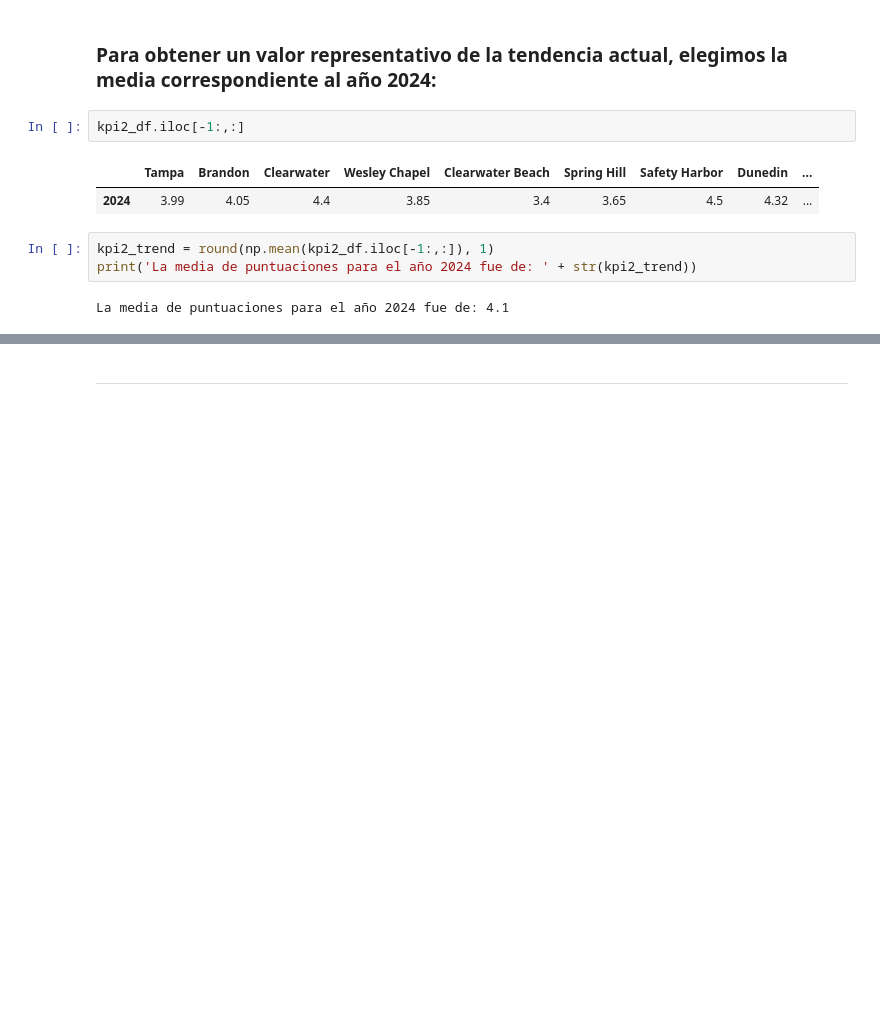
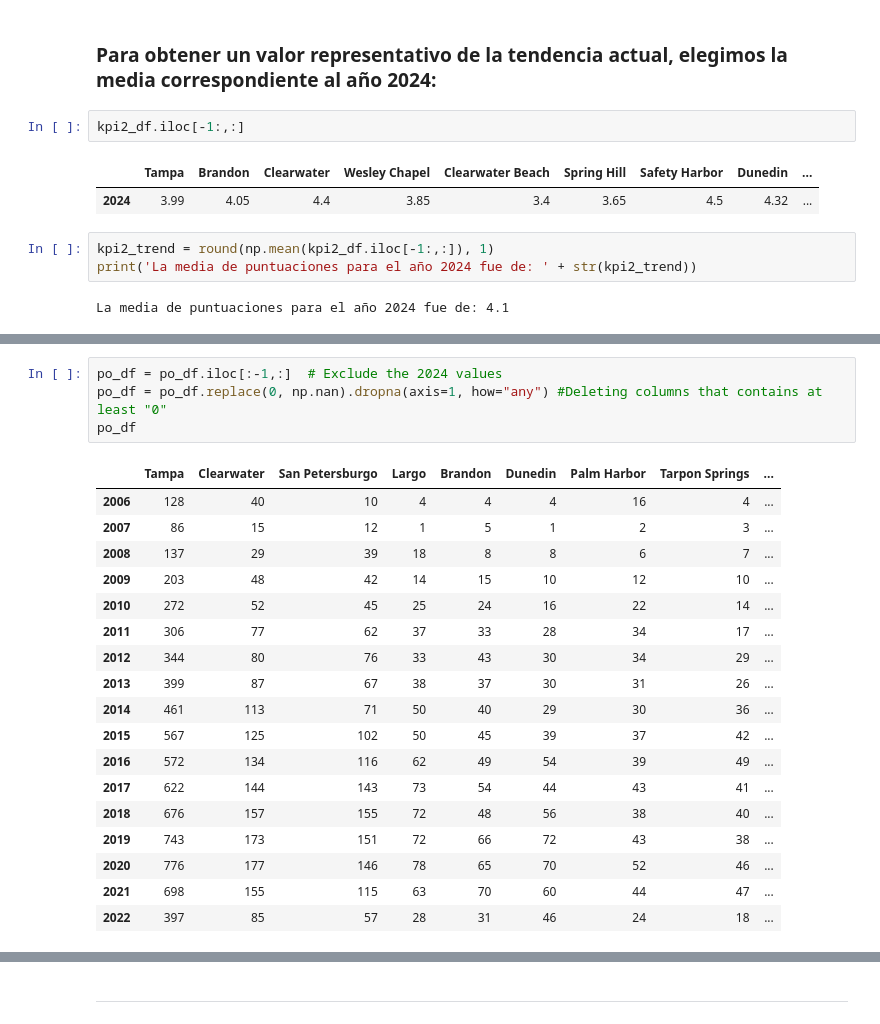
Before and after one commit to MyriamRengifo/proyecto_final, a Jupyter notebook: Data Analysis/EDA_KPI_LuisMata.ipynb, the cells around one changed output, grey strips where cells are left out. Cells and saved outputs as stored; diff of their text form; blank space fills up the shorter version.

```diff
--- a/Data Analysis/EDA_KPI_LuisMata.ipynb
+++ b/Data Analysis/EDA_KPI_LuisMata.ipynb
@@ -426,0 +515,23 @@ La media de puntuaciones para el año 2024 fue de: 4.1
+# %%
+po_df = po_df.iloc[:-1,:]  # Exclude the 2024 values
+po_df = po_df.replace(0, np.nan).dropna(axis=1, how="any") #Deleting columns that contains at least "0"
+po_df
+# %% [output]
+|  | Tampa | Clearwater | San Petersburgo | Largo | Brandon | Dunedin | Palm Harbor | Tarpon Springs | ... |
+| 2006 | 128 | 40 | 10 | 4 | 4 | 4 | 16 | 4 | ... |
+| 2007 | 86 | 15 | 12 | 1 | 5 | 1 | 2 | 3 | ... |
+| 2008 | 137 | 29 | 39 | 18 | 8 | 8 | 6 | 7 | ... |
+| 2009 | 203 | 48 | 42 | 14 | 15 | 10 | 12 | 10 | ... |
+| 2010 | 272 | 52 | 45 | 25 | 24 | 16 | 22 | 14 | ... |
+| 2011 | 306 | 77 | 62 | 37 | 33 | 28 | 34 | 17 | ... |
+| 2012 | 344 | 80 | 76 | 33 | 43 | 30 | 34 | 29 | ... |
+| 2013 | 399 | 87 | 67 | 38 | 37 | 30 | 31 | 26 | ... |
+| 2014 | 461 | 113 | 71 | 50 | 40 | 29 | 30 | 36 | ... |
+| 2015 | 567 | 125 | 102 | 50 | 45 | 39 | 37 | 42 | ... |
+| 2016 | 572 | 134 | 116 | 62 | 49 | 54 | 39 | 49 | ... |
+| 2017 | 622 | 144 | 143 | 73 | 54 | 44 | 43 | 41 | ... |
+| 2018 | 676 | 157 | 155 | 72 | 48 | 56 | 38 | 40 | ... |
+| 2019 | 743 | 173 | 151 | 72 | 66 | 72 | 43 | 38 | ... |
+| 2020 | 776 | 177 | 146 | 78 | 65 | 70 | 52 | 46 | ... |
+| 2021 | 698 | 155 | 115 | 63 | 70 | 60 | 44 | 47 | ... |
+| 2022 | 397 | 85 | 57 | 28 | 31 | 46 | 24 | 18 | ... |
```
Also changed, not shown: parts of 43 cells of this notebook.
